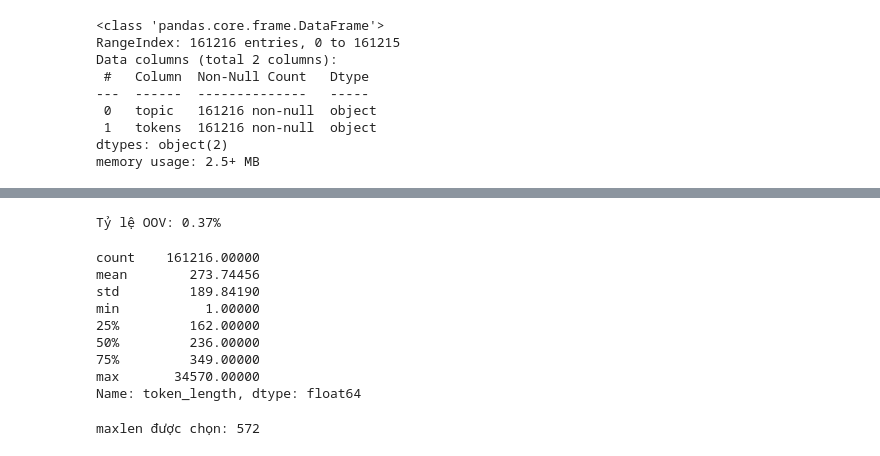
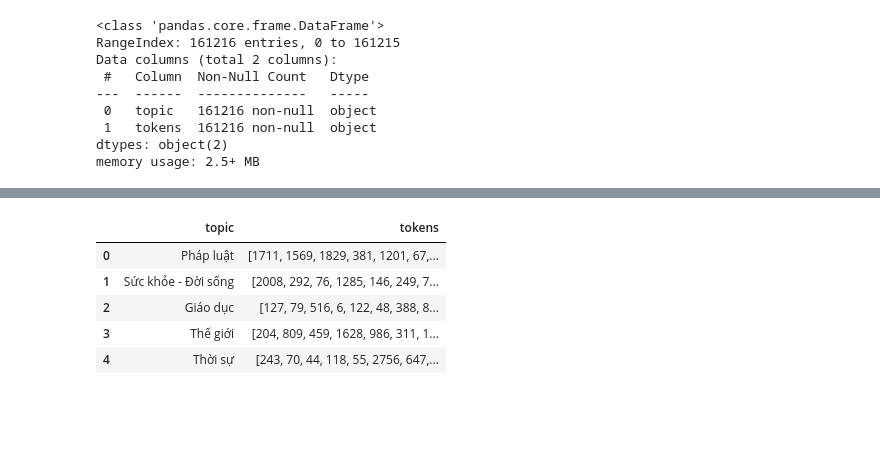
Before and after one commit to VietHung3004/News_Classification, a Jupyter notebook: Notebook_DL.ipynb, the cells around one changed output, grey strips where cells are left out. Saved outputs shown, nothing was run; the diff lists cells and outputs as text; code cells hidden in the pictures; blank space fills up the shorter version.

```diff
--- a/Notebook_DL.ipynb
+++ b/Notebook_DL.ipynb
@@ -45,24 +98,9 @@ Câu 5: [243, 70, 44, 118, 55, 2756, 647, 403, 78, 165, 193, 40, 1724, 907, 36,
-# %%
-oov_count = sum(seq.count(1) for seq in sequence)  # Index 1 là <OOV>
-total_words = sum(len(seq) for seq in sequence)
-print(f"Tỷ lệ OOV: {oov_count / total_words * 100:.2f}%")
-# %% [output]
-Tỷ lệ OOV: 0.37%
-# %%
-df["token_length"] = df['tokens'].apply(lambda x: len(x.split()))
-print(df["token_length"].describe())
-# %% [output]
-count    161216.00000
-mean        273.74456
-std         189.84190
-min           1.00000
-25%         162.00000
-50%         236.00000
-75%         349.00000
-max       34570.00000
-Name: token_length, dtype: float64
-# %%
-maxlen = int(df['token_length'].quantile(0.95))  # Lấy bách phân vị 95
-print(f"maxlen được chọn: {maxlen}")
-# %% [output]
-maxlen được chọn: 572
+# %%
+df.head()
+# %% [output]
+|  | topic | tokens |
+| 0 | Pháp luật | [1711, 1569, 1829, 381, 1201, 67,... |
+| 1 | Sức khỏe - Đời sống | [2008, 292, 76, 1285, 146, 249, 7... |
+| 2 | Giáo dục | [127, 79, 516, 6, 122, 48, 388, 8... |
+| 3 | Thế giới | [204, 809, 459, 1628, 986, 311, 1... |
+| 4 | Thời sự | [243, 70, 44, 118, 55, 2756, 647,... |
```
Also changed, not shown: parts of 21 cells of this notebook.
